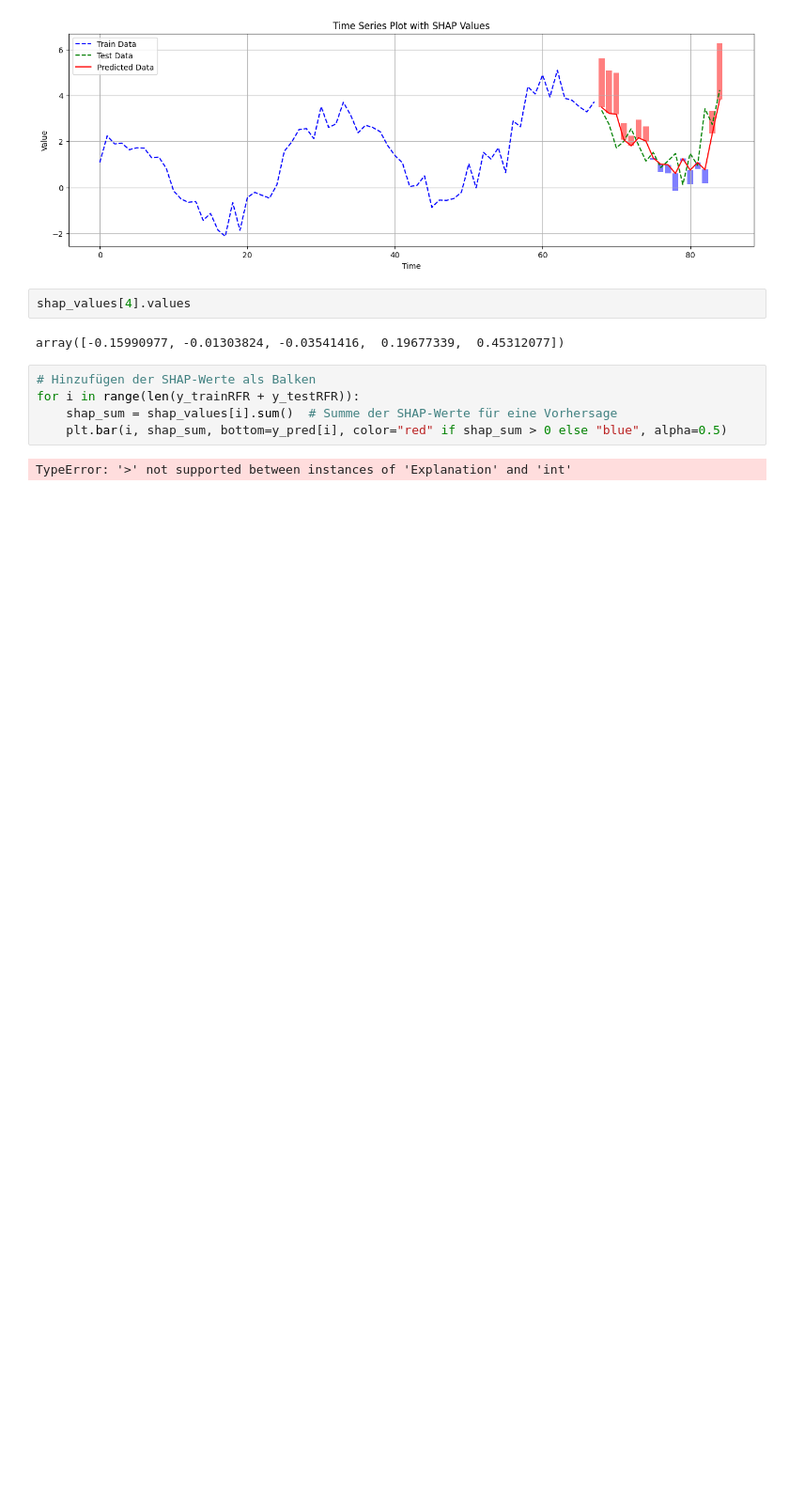
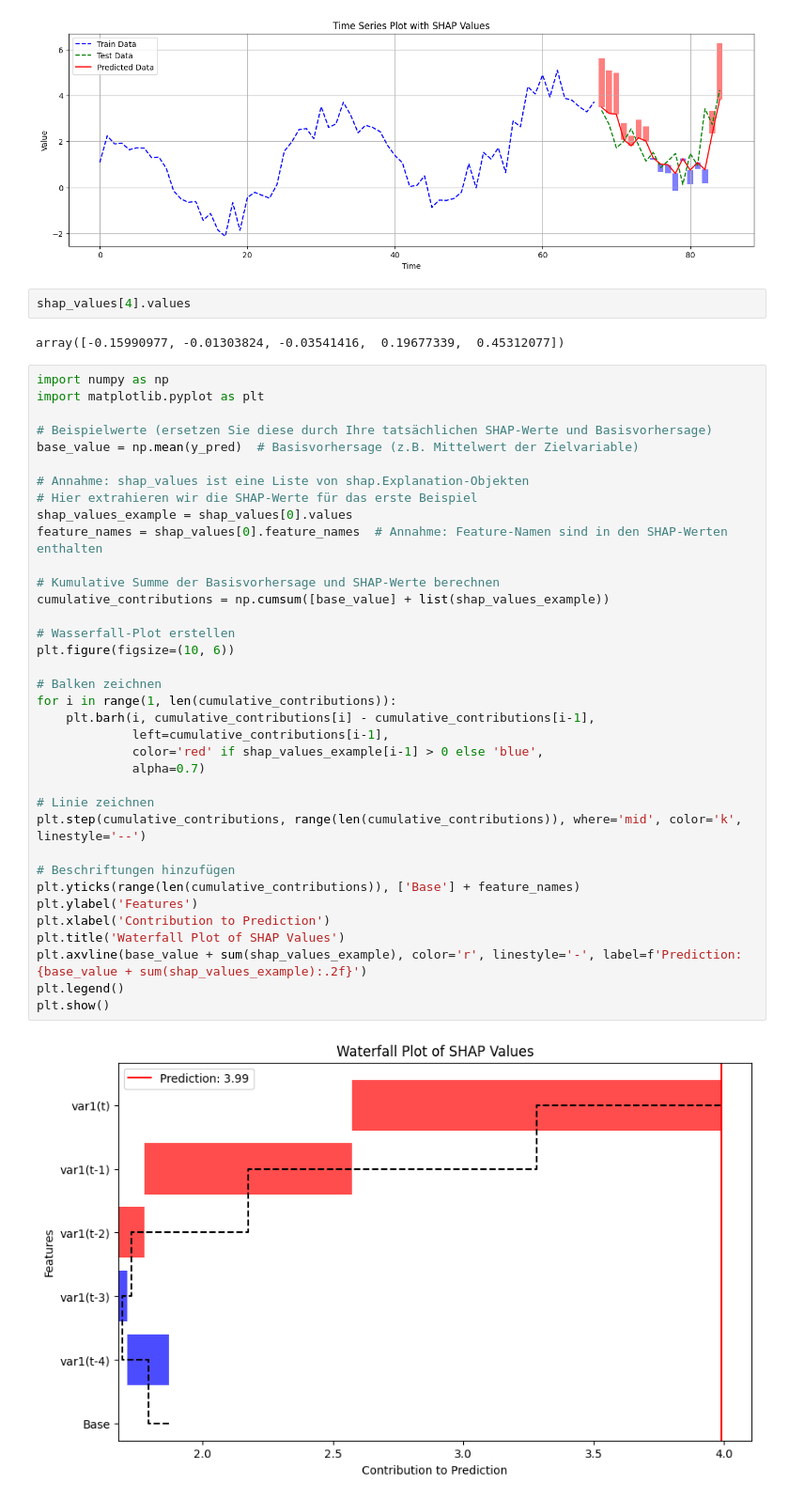
Before and after one commit to mmelinanna/xaiplayground, a Jupyter notebook: random_forest.ipynb, the cells around one changed output. Shown at 94% size. Cells and saved outputs as stored; diff of their text form; blank space fills up the shorter version.

```diff
--- a/random_forest.ipynb
+++ b/random_forest.ipynb
@@ -905,10 +905,41 @@ plt.show()
 shap_values[4].values
 # %% [output]
 array([-0.15990977, -0.01303824, -0.03541416,  0.19677339,  0.45312077])
-# %%
-# Hinzufügen der SHAP-Werte als Balken
-for i in range(len(y_trainRFR + y_testRFR)):
-    shap_sum = shap_values[i].sum()  # Summe der SHAP-Werte für eine Vorhersage
-    plt.bar(i, shap_sum, bottom=y_pred[i], color="red" if shap_sum > 0 else "blue", alpha=0.5)
-# %% [output]
-TypeError: '>' not supported between instances of 'Explanation' and 'int'
+# %%
+import numpy as np
+import matplotlib.pyplot as plt
+
+# Beispielwerte (ersetzen Sie diese durch Ihre tatsächlichen SHAP-Werte und Basisvorhersage)
+base_value = np.mean(y_pred)  # Basisvorhersage (z.B. Mittelwert der Zielvariable)
+
+# Annahme: shap_values ist eine Liste von shap.Explanation-Objekten
+# Hier extrahieren wir die SHAP-Werte für das erste Beispiel
+shap_values_example = shap_values[0].values
+feature_names = shap_values[0].feature_names  # Annahme: Feature-Namen sind in den SHAP-Werten enthalten
+
+# Kumulative Summe der Basisvorhersage und SHAP-Werte berechnen
+cumulative_contributions = np.cumsum([base_value] + list(shap_values_example))
+
+# Wasserfall-Plot erstellen
+plt.figure(figsize=(10, 6))
+
+# Balken zeichnen
+for i in range(1, len(cumulative_contributions)):
+    plt.barh(i, cumulative_contributions[i] - cumulative_contributions[i-1],
+             left=cumulative_contributions[i-1],
+             color='red' if shap_values_example[i-1] > 0 else 'blue',
+             alpha=0.7)
+
+# Linie zeichnen
+plt.step(cumulative_contributions, range(len(cumulative_contributions)), where='mid', color='k', linestyle='--')
+
+# Beschriftungen hinzufügen
+plt.yticks(range(len(cumulative_contributions)), ['Base'] + feature_names)
+plt.ylabel('Features')
+plt.xlabel('Contribution to Prediction')
+plt.title('Waterfall Plot of SHAP Values')
+plt.axvline(base_value + sum(shap_values_example), color='r', linestyle='-', label=f'Prediction: {base_value + sum(shap_values_example):.2f}')
+plt.legend()
+plt.show()
+# %% [output]
+[figure, added]
```
Also changed, not shown: 4 other files.
